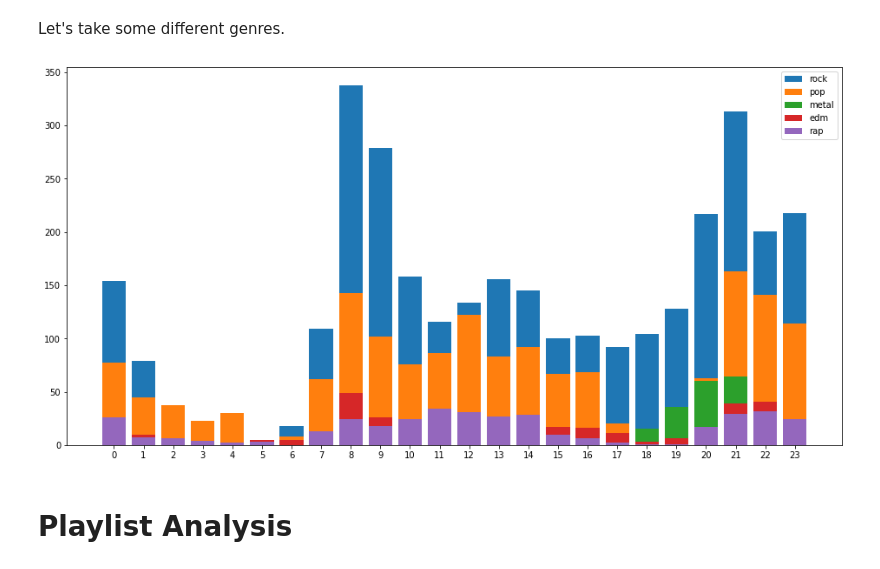
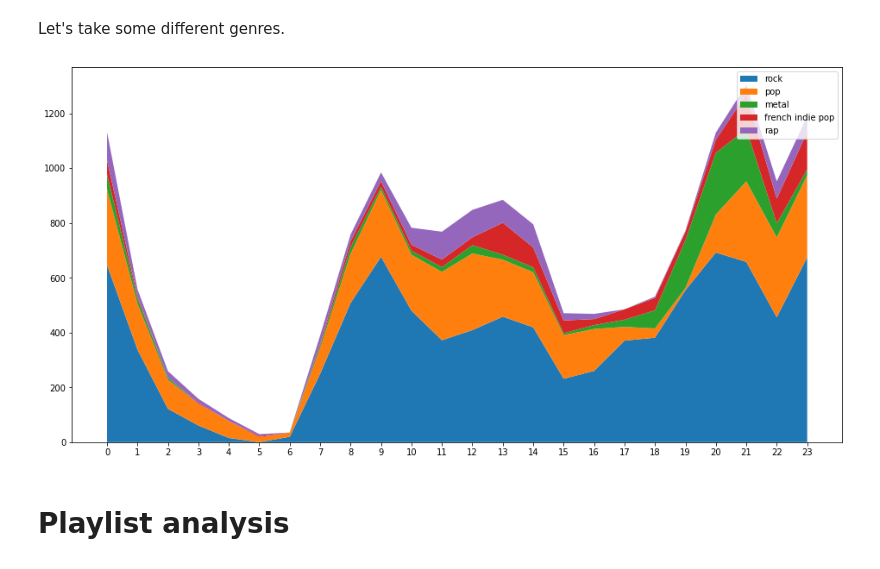
Before and after one commit to TimoBl/Spotify-Data-Analysis, a Jupyter notebook: Spotify_Data_Analysis.ipynb, the cells around one changed output. Drawn from its saved outputs; the diff is of its cells as text; code cells hidden in the pictures.

Commit message:
Changed visualization

```diff
--- a/Spotify_Data_Analysis.ipynb
+++ b/Spotify_Data_Analysis.ipynb
@@ -135,7 +127,7 @@ for r in res:
 Let's try to get every modern rock from streaming history
 # %%
 def getGenreStreamingHistory(genre):
-  cmd = """ SELECT streaming_history.endTime, streaming_history.artistName, streaming_history.trackName, artist_genres.genreName
+  cmd = """ SELECT streaming_history.endTime, streaming_history.artistName, streaming_history.trackName, artist_genres.genreName, streaming_history.msPlayed
             FROM streaming_history
             INNER JOIN artist_genres ON streaming_history.artistName=artist_genres.artistName
             WHERE artist_genres.genreName='""" + genre + "';"
@@ -153,13 +145,23 @@ Now let's look at the streaming time.
 from datetime import datetime
 import matplotlib.pyplot as plt
 
-
-def getHourlyStreamingHistory(time):
+def getHourlyStreamingHistoryCount(time):
   hours = [0 for y in range(24)]
 
   for t in time:
     date = datetime.strptime(t[0], '%Y-%m-%d %H:%M')
     hours[date.hour] += 1
+
+  return hours
+
+def getHourlyStreamingHistoryTime(time):
+  hours = [0 for y in range(24)]
+
+  for t in time:
+    date = datetime.strptime(t[0], '%Y-%m-%d %H:%M')
+    sec = t[4] / 1000 #seconds played
+    min = sec / 60 #minute played
+    hours[date.hour] += min
 
   return hours
 
@@ -169,6 +171,6 @@ def plotHourlyStreamingHistory(hours):
   ax.bar(y, hours)
   plt.show()
 
-modern_rock_hourly_history = getHourlyStreamingHistory(modern_rock_streaming_history)
+modern_rock_hourly_history = getHourlyStreamingHistoryTime(modern_rock_streaming_history)
 plotHourlyStreamingHistory(modern_rock_hourly_history)
 # %% [output]
@@ -215,19 +241,24 @@ So my most popular streamed genres:
 Let's take some different genres.
 # %%
 labels = [str(y) for y in range(24)]
-genres = ["rock", "pop", "metal", "edm", "rap"]
+genres = ["rock", "pop", "metal", "french indie pop", "rap"]
 fig, ax = plt.subplots(figsize=(16, 8))
 
+hours = {}
+
 for genre in genres:
-  hourly = getHourlyStreamingHistory(getGenreStreamingHistory(genre))
-  ax.bar(labels, hourly, label=genre)
+  hourly = getHourlyStreamingHistoryTime(getGenreStreamingHistory(genre))
+  hours[genre] = hourly
+
+ax.stackplot(labels, hours.values(),
+             labels=hours.keys())
 
 ax.legend()
 plt.show()
 # %% [output]
-[figure, old version]
+[figure, new version]
 # %%
 #close
 database.close()
 # %% [markdown]
-# Playlist Analysis
+# Playlist analysis
```
Also changed, not shown: parts of 37 cells of this notebook.
